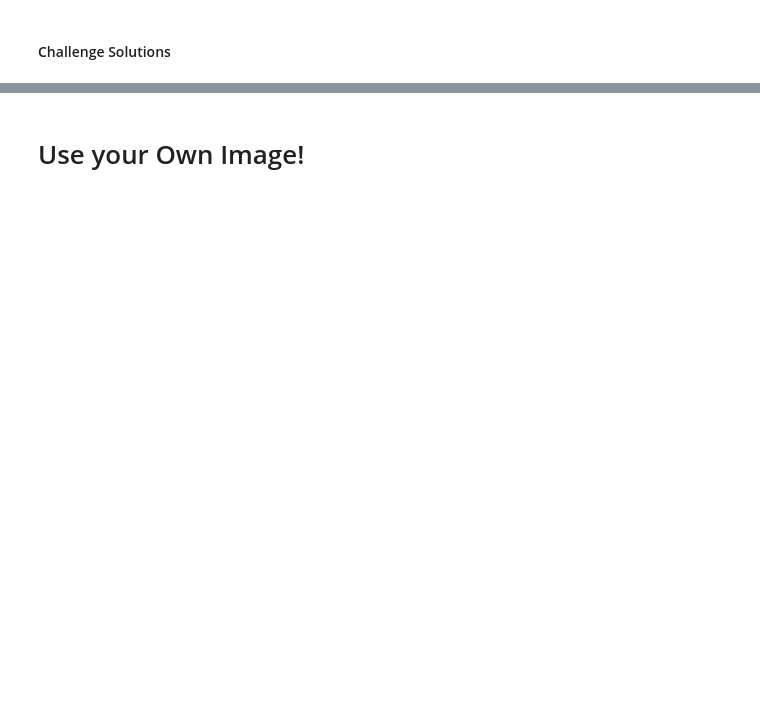
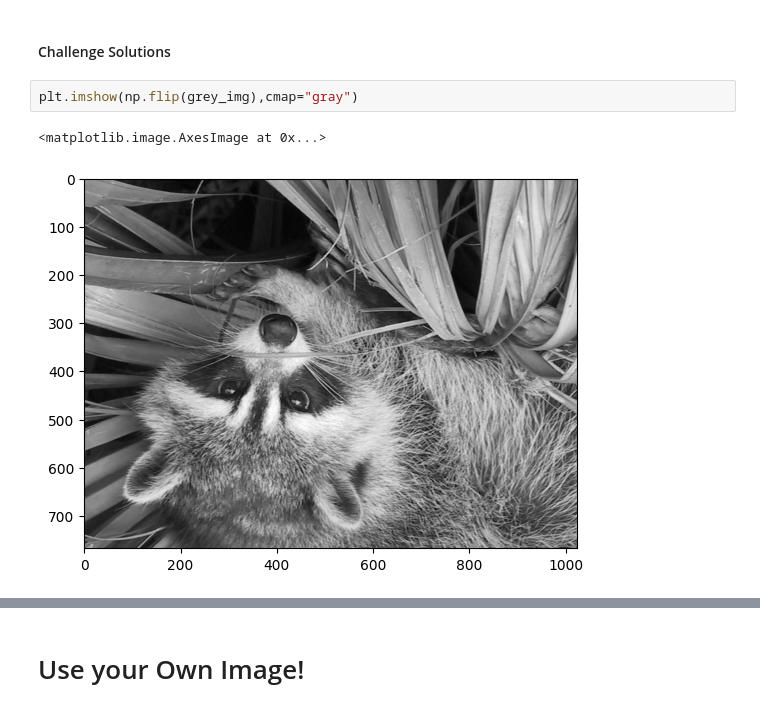
Before and after one commit to mekchou/100-Days-of-Code-Python, a Jupyter notebook: D77/Computation_with_NumPy_and_N_Dimensional_Arrays_(start).ipynb, the cells around one changed output, grey strips where cells are left out. Cells and saved outputs as stored; diff of their text form; blank space fills up the shorter version.

```diff
--- a/D77/Computation_with_NumPy_and_N_Dimensional_Arrays_(start).ipynb
+++ b/D77/Computation_with_NumPy_and_N_Dimensional_Arrays_(start).ipynb
@@ -250,3 +306,8 @@ grey_vals = np.array([0.2126, 0.7152, 0.0722])
 <img src=https://i.imgur.com/cfFbuex.png>
 # %% [markdown]
 #### Challenge Solutions
+# %%
+plt.imshow(np.flip(grey_img),cmap="gray")
+# %% [output]
+<matplotlib.image.AxesImage at 0x...>
+[figure, added]
```
Also changed, not shown: parts of 20 cells of this notebook.
